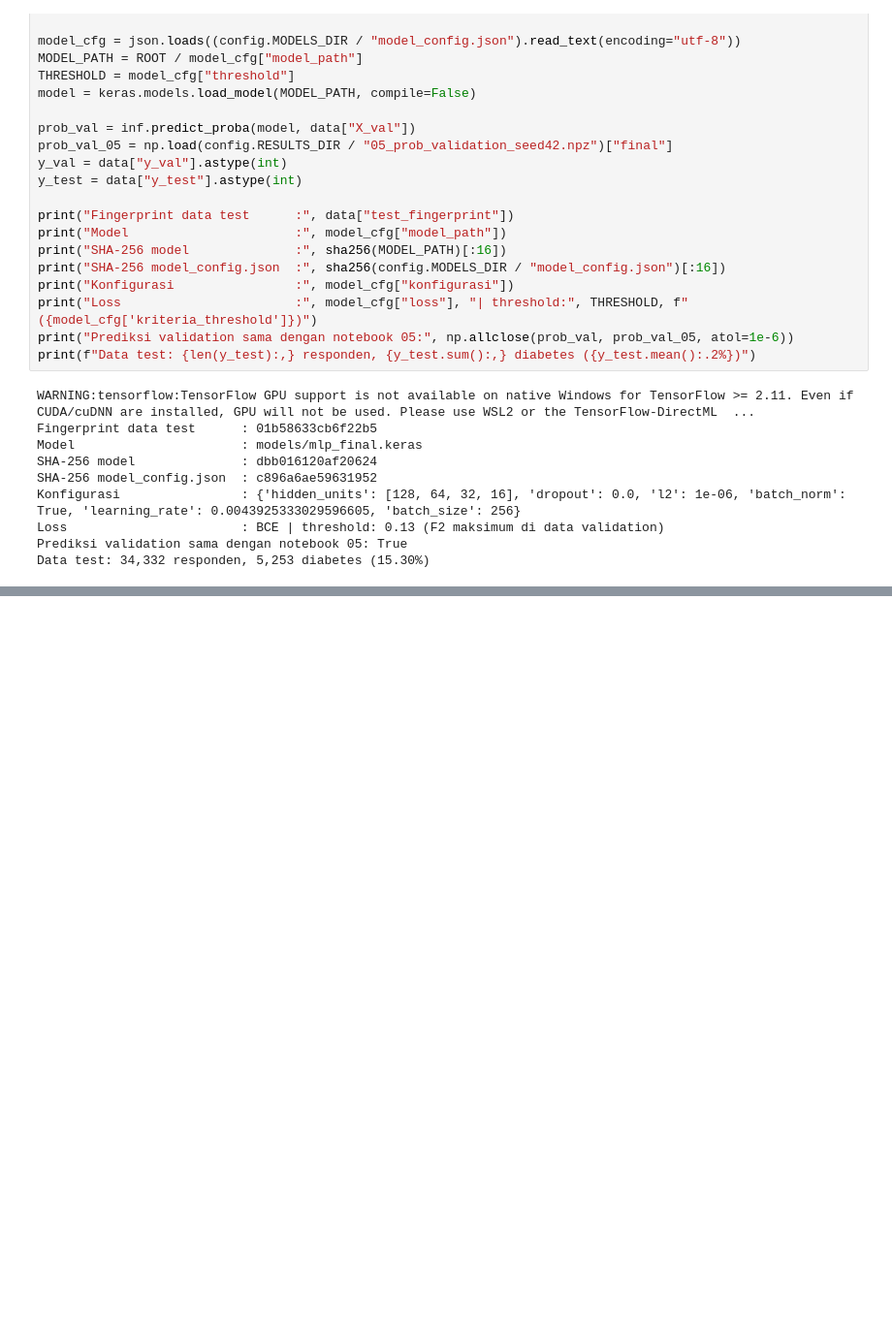
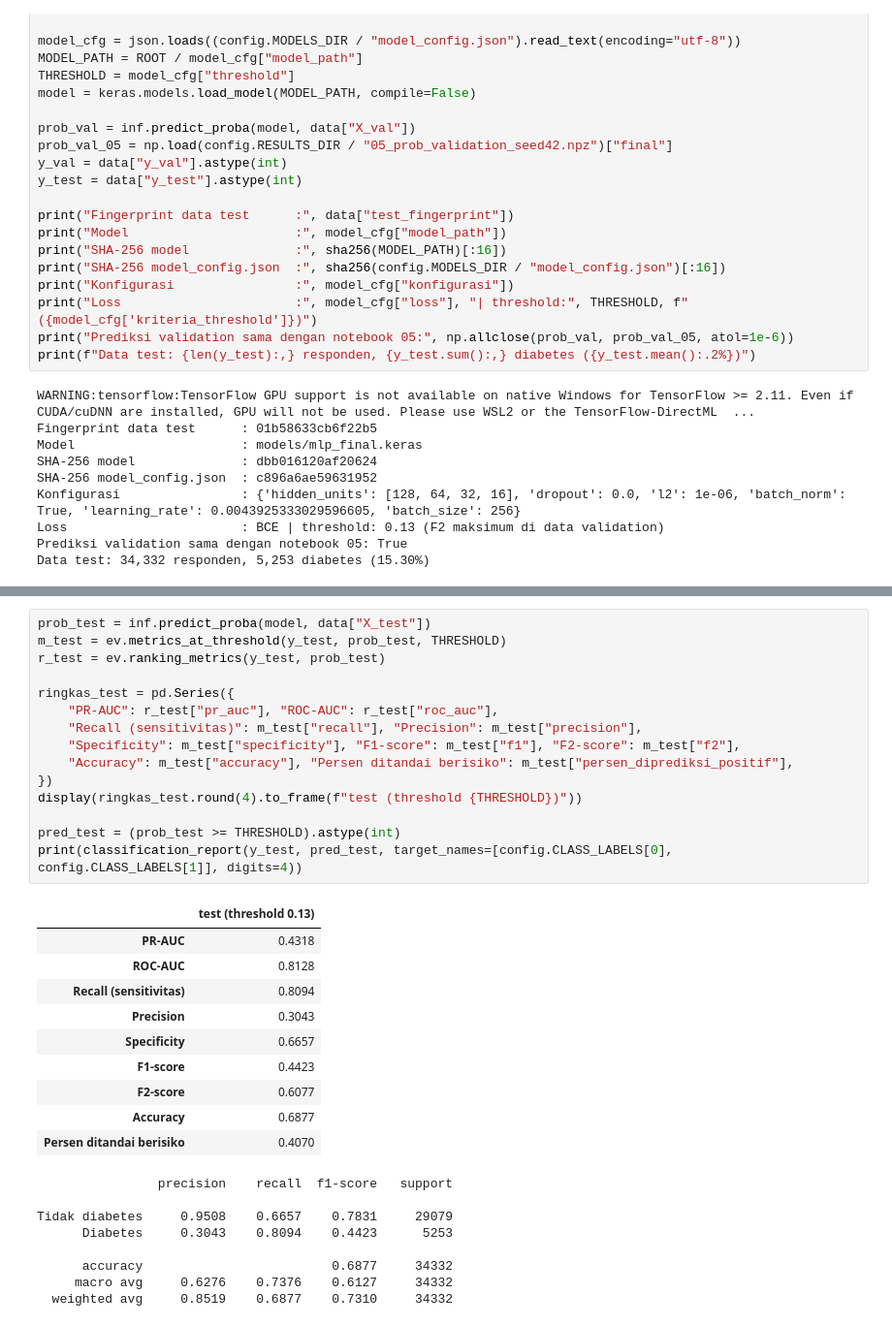
Before and after one commit to felix-malvin/mythos-diabetes-risk-mlp, a Jupyter notebook: notebooks/07_evaluasi_final.ipynb, the cells around one changed output, grey strips where cells are left out. Shown at 97% size. Cells and saved outputs as stored; diff of their text form; blank space fills up the shorter version.

```diff
--- a/notebooks/07_evaluasi_final.ipynb
+++ b/notebooks/07_evaluasi_final.ipynb
@@ -99,0 +104,34 @@ Data test: 34,332 responden, 5,253 diabetes (15.30%)
+# %%
+prob_test = inf.predict_proba(model, data["X_test"])
+m_test = ev.metrics_at_threshold(y_test, prob_test, THRESHOLD)
+r_test = ev.ranking_metrics(y_test, prob_test)
+
+ringkas_test = pd.Series({
+    "PR-AUC": r_test["pr_auc"], "ROC-AUC": r_test["roc_auc"],
+    "Recall (sensitivitas)": m_test["recall"], "Precision": m_test["precision"],
+    "Specificity": m_test["specificity"], "F1-score": m_test["f1"], "F2-score": m_test["f2"],
+    "Accuracy": m_test["accuracy"], "Persen ditandai berisiko": m_test["persen_diprediksi_positif"],
+})
+display(ringkas_test.round(4).to_frame(f"test (threshold {THRESHOLD})"))
+
+pred_test = (prob_test >= THRESHOLD).astype(int)
+print(classification_report(y_test, pred_test, target_names=[config.CLASS_LABELS[0], config.CLASS_LABELS[1]], digits=4))
+# %% [output]
+|  | test (threshold 0.13) |
+| PR-AUC | 0.4318 |
+| ROC-AUC | 0.8128 |
+| Recall (sensitivitas) | 0.8094 |
+| Precision | 0.3043 |
+| Specificity | 0.6657 |
+| F1-score | 0.4423 |
+| F2-score | 0.6077 |
+| Accuracy | 0.6877 |
+| Persen ditandai berisiko | 0.4070 |
+                precision    recall  f1-score   support
+
+Tidak diabetes     0.9508    0.6657    0.7831     29079
+      Diabetes     0.3043    0.8094    0.4423      5253
+
+      accuracy                         0.6877     34332
+     macro avg     0.6276    0.7376    0.6127     34332
+  weighted avg     0.8519    0.6877    0.7310     34332
```
Also changed, not shown: parts of 2 cells of this notebook, 1 other file.
